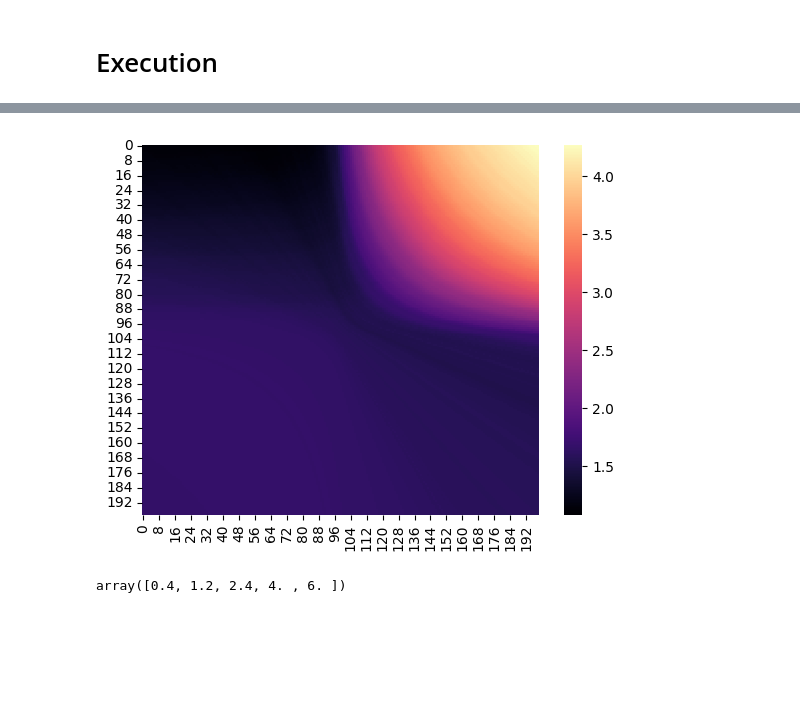
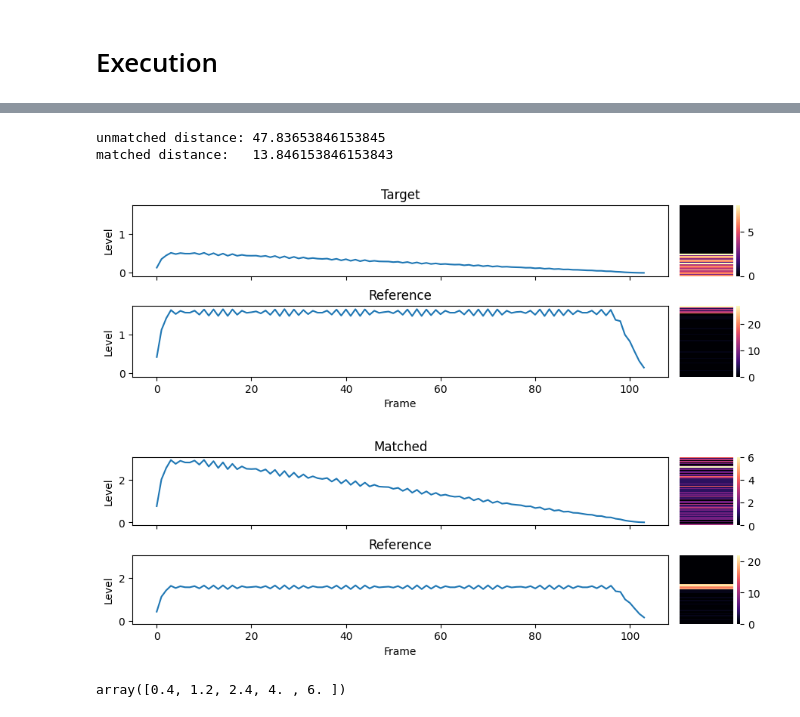
Before and after one commit to Mrozinskikj/MSci-Project, a Jupyter notebook: Matching.ipynb, the cells around one changed output, grey strips where cells are left out. Saved outputs shown, nothing was run; the diff lists cells and outputs as text; code cells hidden in the pictures; blank space fills up the shorter version.

Commit message:
attempts to make warping function

```diff
--- a/Matching.ipynb
+++ b/Matching.ipynb
@@ -144,7 +144,7 @@ def plotDynamics(tAudio, rAudio, dynamicBins, plotBin, matched=False):
         ax[0,0].set(title='Matched')
     ax[1,0].set(title='Reference')
 # %%
-# Function to calculate the dynamic response historgrams, used for calculating similarity of frequency bins. May optionally take matched audio, calculating 3 histograms (for vis purposes only)
+# Calculate the dynamic response historgrams, used for calculating loss of frequency bins
 def getDynamicResponse(tFreqBin, rFreqBin, dynamicBins, mFreqBin=None):
     # Convert to dB
     tdB = np.abs(tFreqBin)
@@ -169,20 +169,24 @@ def getDynamicResponse(tFreqBin, rFreqBin, dynamicBins, mFreqBin=None):
     else:
         return tDynamicResponse, mDynamicResponse, rDynamicResponse
 
-def wasserstein_distance(A,B):
+# Calculate loss between two dynamic responses
+def getDistance(tDynamicResponse, rDynamicResponse):
+    A = tDynamicResponse / sum(tDynamicResponse)
+    B = rDynamicResponse / sum(rDynamicResponse)
+
     n = len(A)
     dist = np.zeros(n)
     for x in range(n-1):
         dist[x+1] = A[x]-B[x]+dist[x]
     return np.sum(abs(dist))
 
-def getDistance(tDynamicResponse, rDynamicResponse):
-    tNormalised = tDynamicResponse / sum(tDynamicResponse)
-    rNormalised = rDynamicResponse / sum(rDynamicResponse)
-
-    #ssim = ((metrics.structural_similarity(tNormalised, rNormalised, win_size=3, data_range=1))/2)+0.5
-    distance = wasserstein_distance(tNormalised,rNormalised)
-    return distance
+# Warp the dynamics of a frequency bin by applying a polynomial equation
+def warp(bin,poly):
+    #poly[0]=x, poly[1]=x^2, poly[2]=x^3 etc
+    for i in range(len(poly)):
+        #bin = (bin*poly[i])**(i+1)
+        bin = (bin*poly[i])**(1/(i+1))
+    return bin
 
 def match(tAudio, rAudio, dynamicBins):
     bin = 100
@@ -195,7 +199,11 @@ def match(tAudio, rAudio, dynamicBins):
     tAvg = statistics.mean(np.abs(tAudio["STFT"][bin,:]))
     scaler = rAvg / tAvg
 
-    return {"STFT":tAudio["STFT"]*scaler,"DFT":tAudio["DFT"]*scaler,"sampleRate":tAudio["sampleRate"]}
+    warpedBin = warp(tSlice, [scaler])
+    #warpedBin = warp(tSlice, [1,10])
+
+    tAudio["STFT"][bin,:] = warpedBin
+    return tAudio
 
 def dynamicMatching(tAudio,rAudio,dynamicBins, plotBin):
     tDynamicResponse, rDynamicReponse = getDynamicResponse(tAudio["STFT"][plotBin,:],rAudio["STFT"][plotBin,:],dynamicBins)
@@ -236,11 +247,11 @@ hopSize=512
 
 figScale = 1
 # %%
-#tAudio, rAudio = importAudio(target="toneloud.wav",reference="tonequiet.wav", output=False)
-tAudio, rAudio = importAudio(target="audio_mono.wav",reference="audio2_mono.wav", output=True)
+tAudio, rAudio = importAudio(target="tonequiet.wav",reference="toneloud.wav", output=False)
+#tAudio, rAudio = importAudio(target="audio_mono.wav",reference="audio2_mono.wav", output=True)
 
-#mAudio = dynamicMatching(tAudio,rAudio,dynamicBins=64, plotBin=100)
-bruteForceMatching(tAudio,rAudio,dynamicBins=64, freqBin=100, testDistance=10, steps=100)
+mAudio = dynamicMatching(tAudio,rAudio,dynamicBins=64, plotBin=100)
+#bruteForceMatching(tAudio,rAudio,dynamicBins=64, freqBin=100, testDistance=10, fidelity=20)
 
 #mAudio = EQMatching(tAudio,rAudio,smoothing=1, plot=True)
 
@@ -251,4 +260,7 @@ bruteForceMatching(tAudio,rAudio,dynamicBins=64, freqBin=100, testDistance=10, s
+unmatched distance: 47.83653846153845
+matched distance:   13.846153846153843
-[figure, old version]
+[figure, new version]
+[figure, added]
 # %%
 testArr = np.array([1,2,3,4,5])
 0.2*testArr**2 + 0.2*testArr
```
Also changed, not shown: parts of 5 cells of this notebook.
